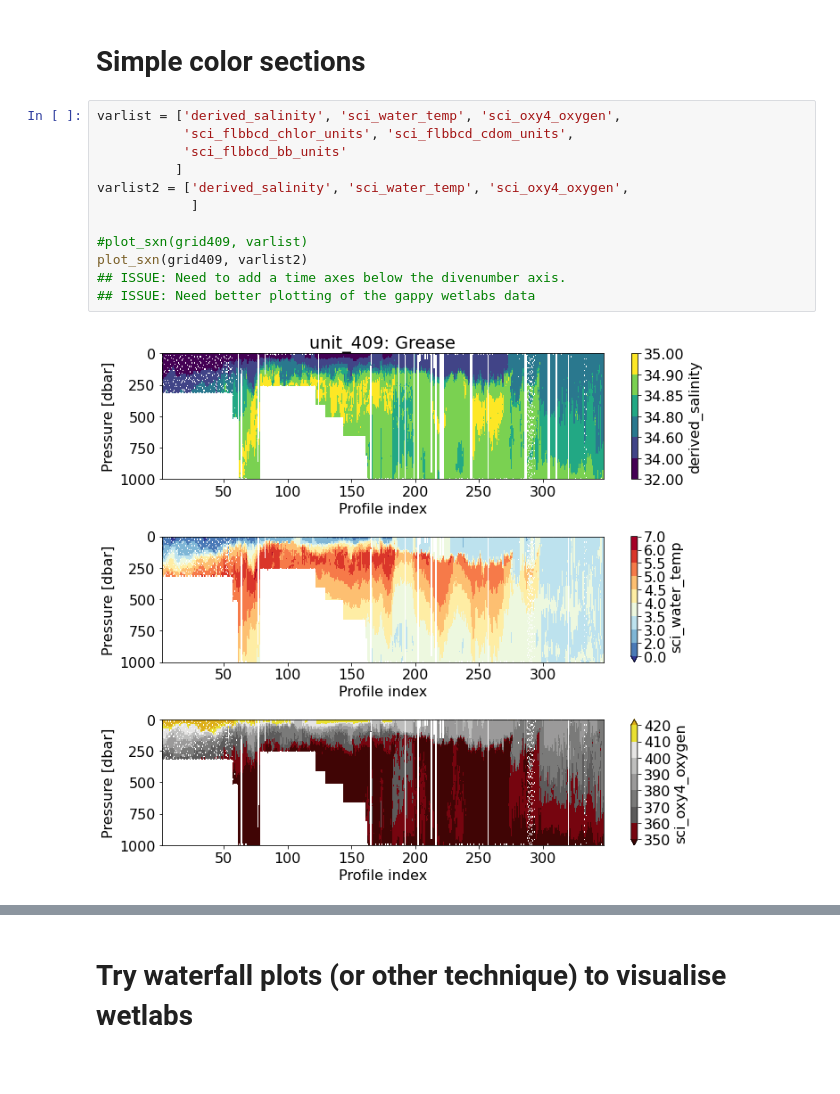
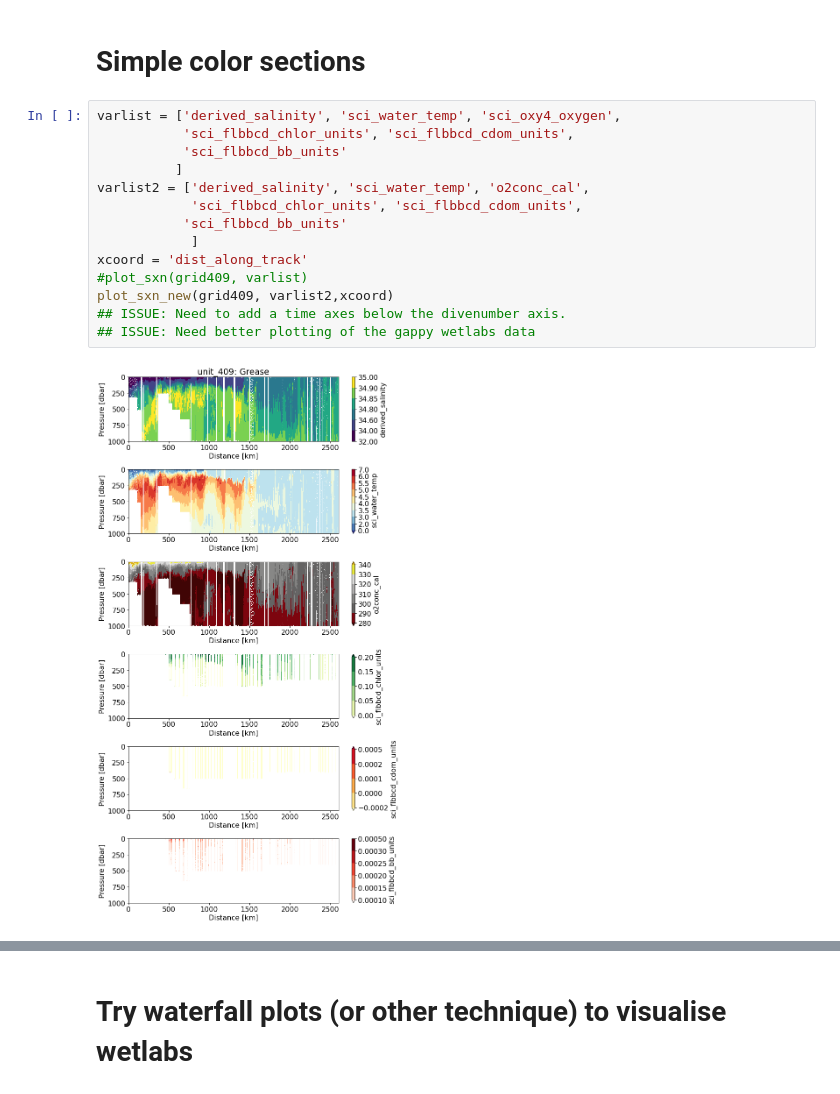
Before and after one commit to eleanorfrajka/c2_slocum, a Jupyter notebook: 02-code/04-visualise.ipynb, the cells around one changed output, grey strips where cells are left out. Drawn from its saved outputs; the diff is of its cells as text.

```diff
--- a/02-code/04-visualise.ipynb
+++ b/02-code/04-visualise.ipynb
@@ -133,17 +132,19 @@ plot_profiles(unit409,ndays,'unit409Grease')
 # %%
 varlist = ['derived_salinity', 'sci_water_temp', 'sci_oxy4_oxygen',
            'sci_flbbcd_chlor_units', 'sci_flbbcd_cdom_units',
            'sci_flbbcd_bb_units'
           ]
-varlist2 = ['derived_salinity', 'sci_water_temp', 'sci_oxy4_oxygen',
+varlist2 = ['derived_salinity', 'sci_water_temp', 'o2conc_cal',
+            'sci_flbbcd_chlor_units', 'sci_flbbcd_cdom_units',
+           'sci_flbbcd_bb_units'
             ]
-
+xcoord = 'dist_along_track'
 #plot_sxn(grid409, varlist)
-plot_sxn(grid409, varlist2)
+plot_sxn_new(grid409, varlist2,xcoord)
 ## ISSUE: Need to add a time axes below the divenumber axis.
 ## ISSUE: Need better plotting of the gappy wetlabs data
 # %% [output]
-[figure, old version]
+[figure, new version]
 # %%
 varlist = ['derived_salinity', 'sci_water_temp', 'sci_oxy4_oxygen',
            'sci_bb2flsv9_chl_scaled', 'sci_bb2flsv9_b532_scaled',
```
Also changed, not shown: parts of 13 cells of this notebook, 13 other files.
